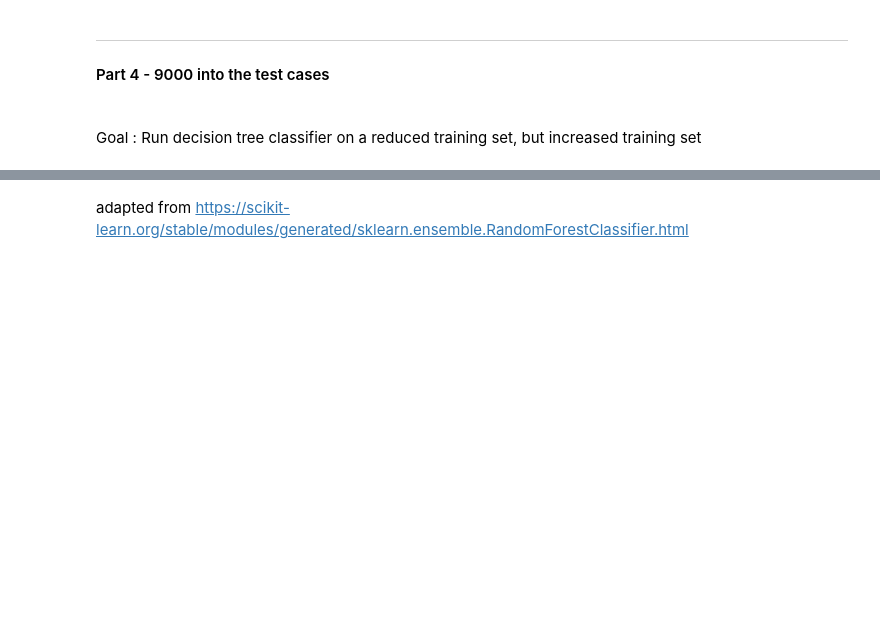
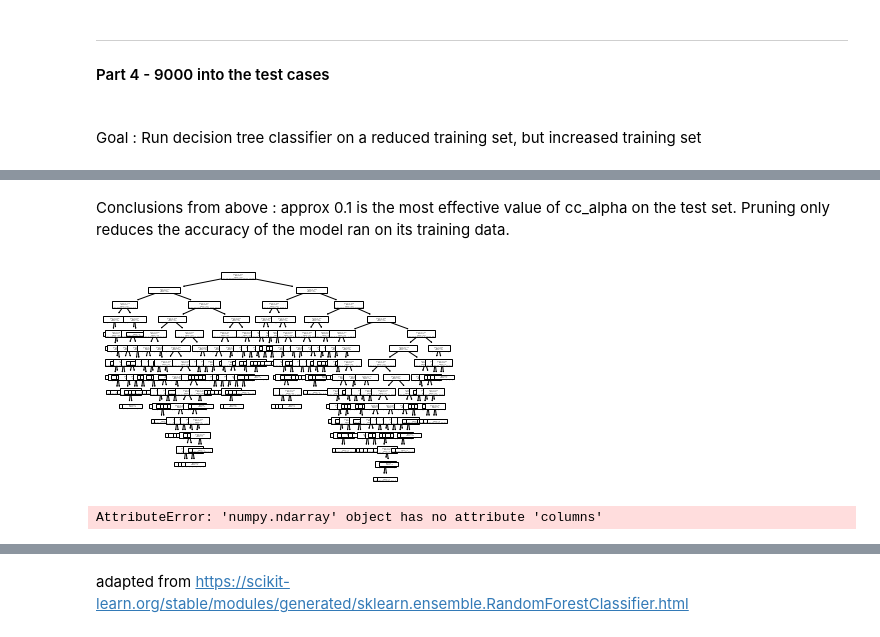
Before and after one commit to RachPatel/DMML_CW2_Group_20, a Jupyter notebook: Group_20_NoteBook_Progress.ipynb, the cells around one changed output, grey strips where cells are left out. Cells and saved outputs as stored; diff of their text form; code cells hidden in the pictures; blank space fills up the shorter version.

```diff
--- a/Group_20_NoteBook_Progress.ipynb
+++ b/Group_20_NoteBook_Progress.ipynb
@@ -338,20 +362,30 @@ weighted avg       0.84      0.84      0.84      9690
 Goal : Run decision classifier on test data provided
 # %%
 #define the model to be used
-classifier_withTestData = DecisionTreeClassifier()
+J48_withTestData = DecisionTreeClassifier()
 
 #fit this model using the test data
-classifier_withTestData.fit(X_train, y_train)
+J48_withTestData.fit(X_train, y_train)
 
 #test this model on the seperated data
-y_pred_J48_testData = classifier_withTestData.predict(X_test)
+y_pred_J48_withTestData = J48_withTestData.predict(X_test)
 
 
 #confusion matrix generation
-conf_matrix_withTestData = confusion_matrix(y_test, y_pred_J48_testData)
+conf_matrix_J48_withTestData = confusion_matrix(y_test, y_pred_J48_withTestData)
 
 #accuracy report
-classification_report_withTestData = classification_report(y_test, y_pred_J48_testData)
+classification_report_J48_withTestData = classification_report(y_test, y_pred_J48_withTestData)
+
+#Tree topology metrics
+n_nodes_J48_withTestData = J48_withTestData.tree_.node_count
+depth_J48_withTestData = J48_withTestData.get_depth()
+num_Leaves_J48_withTestData = J48_withTestData.get_n_leaves()
+
+#Find the accuracy of this model based on the test data
+accuracy_J48_withTestData = accuracy_score(y_test, y_pred_J48_withTestData)*100
+
+J48_withTestData_data = [n_nodes_J48_withTestData, depth_J48_withTestData, num_Leaves_J48_withTestData, accuracy_J48_withTestData]
 # %%
 #Print Confusion matrix and other important results
 print("Confusion Matrix")
@@ -460,0 +668,25 @@ weighted avg       0.54      0.55      0.54      7090
+# %% [markdown]
+Conclusions from above : approx 0.1 is the most effective value of cc_alpha on the test set. Pruning only reduces the accuracy of the model ran on its training data.
+# %%
+pruned_DTC = DecisionTreeClassifier(random_state=1,ccp_alpha= 0.001)
+pruned_DTC.fit(X_train, y_train)
+
+#test this model on the seperated data
+y_pred_pruned_DTC = pruned_DTC.predict(X_test)
+
+#Find the accuracy of this model based on the test data
+accuracy_pruned_DTC = accuracy_score(y_test, y_pred_pruned_DTC)*100
+# %%
+plot_tree(pruned_DTC);
+# %% [output]
+[figure, added]
+# %%
+export_graphviz(
+            pruned_DTC,
+            out_file =  "myTreeName.dot",
+            feature_names = list(X_train.columns),
+            class_names = "Class",
+            filled = True,
+            rounded = True)
+# %% [output]
+AttributeError: 'numpy.ndarray' object has no attribute 'columns'
```
Also changed, not shown: parts of 52 cells of this notebook.
